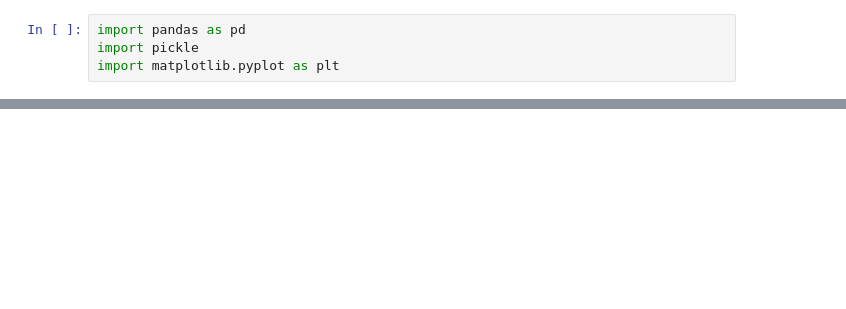
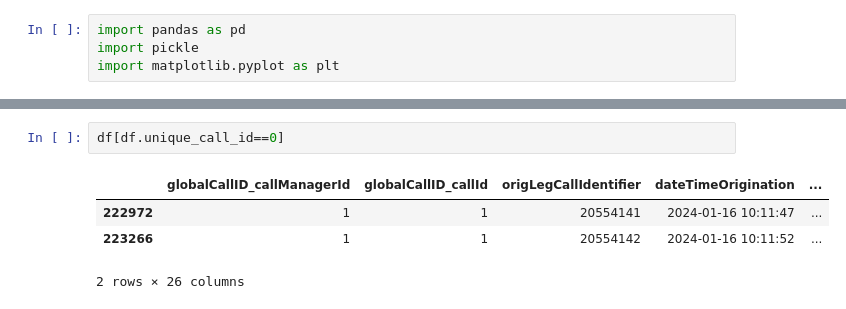
Before and after one commit to Hana-Et/DATA_2025_projekt_Callytics, a Jupyter notebook: statistika2.ipynb, the cells around one changed output, grey strips where cells are left out. Cells and saved outputs as stored; diff of their text form; blank space fills up the shorter version.

```diff
--- a/statistika2.ipynb
+++ b/statistika2.ipynb
@@ -6,0 +52,7 @@ df = pd.read_pickle(r"C:\Users\adamk\Desktop\Digitální akademie DATA\Projekt\s
+# %%
+df[df.unique_call_id==0]
+# %% [output]
+|  | globalCallID_callManagerId | globalCallID_callId | origLegCallIdentifier | dateTimeOrigination | ... |
+| 222972 | 1 | 1 | 20554141 | 2024-01-16 10:11:47 | ... |
+| 223266 | 1 | 1 | 20554142 | 2024-01-16 10:11:52 | ... |
+2 rows × 26 columns
```
Also changed, not shown: parts of 24 cells of this notebook.
